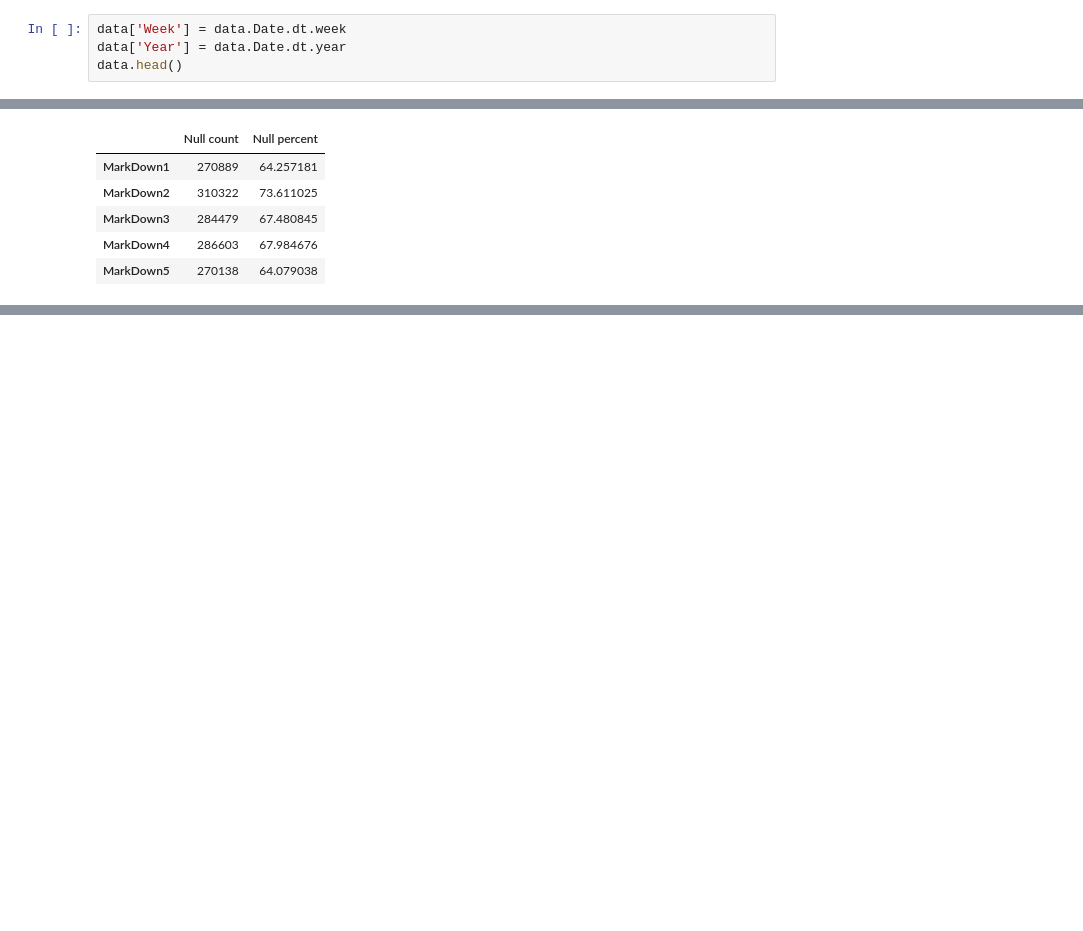
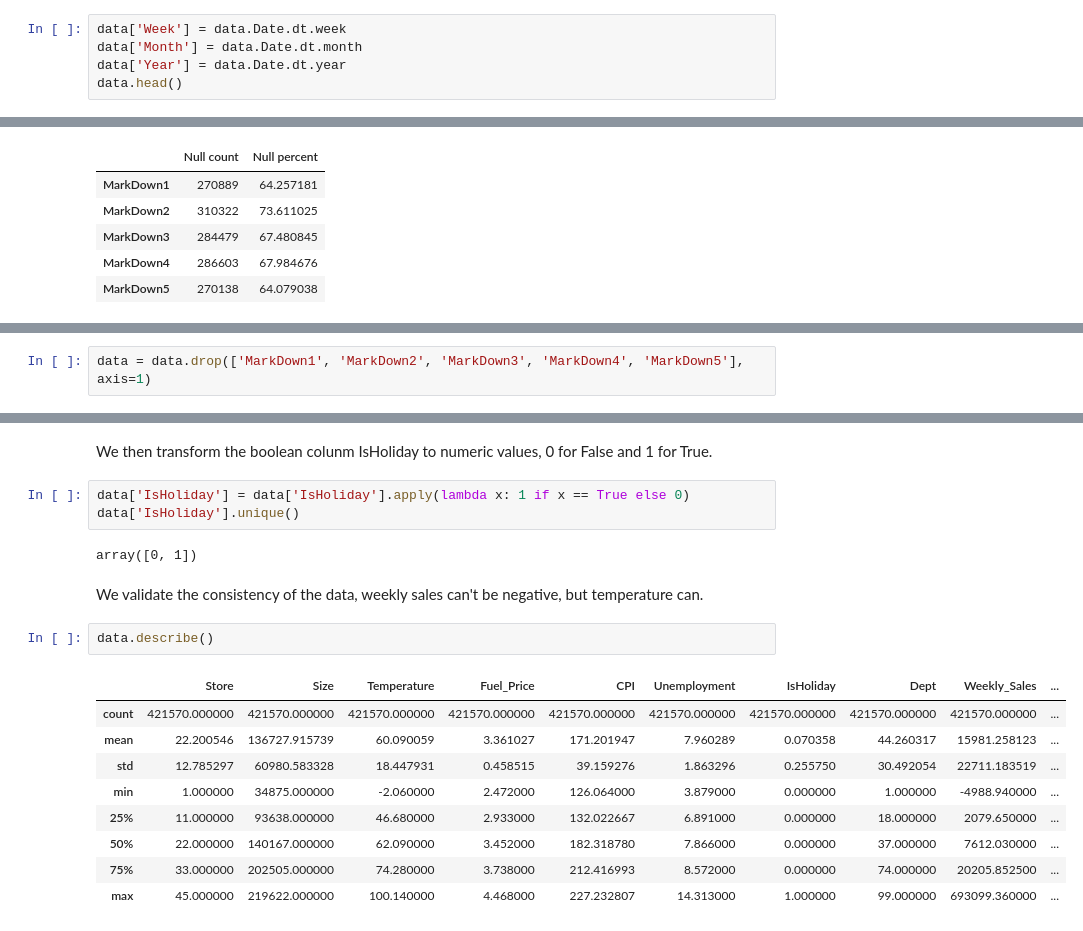
Before and after one commit to apinto25/walmart-sales-forecast, a Jupyter notebook: data_cleaning_feature_engineering.ipynb, the cells around one changed output, grey strips where cells are left out. Cells and saved outputs as stored; diff of their text form; blank space fills up the shorter version.

```diff
--- a/data_cleaning_feature_engineering.ipynb
+++ b/data_cleaning_feature_engineering.ipynb
@@ -38,6 +41,7 @@ pd.DataFrame(data.dtypes, columns=['Type'])
 Add two new columns containing the number of the week and the year.
 # %%
 data['Week'] = data.Date.dt.week
+data['Month'] = data.Date.dt.month
 data['Year'] = data.Date.dt.year
 data.head()
 # %% [output]
@@ -211,0 +218,2 @@ null_data
+# %%
+data = data.drop(['MarkDown1', 'MarkDown2', 'MarkDown3', 'MarkDown4', 'MarkDown5'], axis=1)
@@ -211,0 +231,21 @@ null_data
+# %% [markdown]
+We then transform the boolean colunm IsHoliday to numeric values, 0 for False and 1 for True.
+# %%
+data['IsHoliday'] = data['IsHoliday'].apply(lambda x: 1 if x == True else 0)
+data['IsHoliday'].unique()
+# %% [output]
+array([0, 1])
+# %% [markdown]
+We validate the consistency of the data, weekly sales can't be negative, but temperature can.
+# %%
+data.describe()
+# %% [output]
+|  | Store | Size | Temperature | Fuel_Price | CPI | Unemployment | IsHoliday | Dept | Weekly_Sales | ... |
+| count | 421570.000000 | 421570.000000 | 421570.000000 | 421570.000000 | 421570.000000 | 421570.000000 | 421570.000000 | 421570.000000 | 421570.000000 | ... |
+| mean | 22.200546 | 136727.915739 | 60.090059 | 3.361027 | 171.201947 | 7.960289 | 0.070358 | 44.260317 | 15981.258123 | ... |
+| std | 12.785297 | 60980.583328 | 18.447931 | 0.458515 | 39.159276 | 1.863296 | 0.255750 | 30.492054 | 22711.183519 | ... |
+| min | 1.000000 | 34875.000000 | -2.060000 | 2.472000 | 126.064000 | 3.879000 | 0.000000 | 1.000000 | -4988.940000 | ... |
+| 25% | 11.000000 | 93638.000000 | 46.680000 | 2.933000 | 132.022667 | 6.891000 | 0.000000 | 18.000000 | 2079.650000 | ... |
+| 50% | 22.000000 | 140167.000000 | 62.090000 | 3.452000 | 182.318780 | 7.866000 | 0.000000 | 37.000000 | 7612.030000 | ... |
+| 75% | 33.000000 | 202505.000000 | 74.280000 | 3.738000 | 212.416993 | 8.572000 | 0.000000 | 74.000000 | 20205.852500 | ... |
+| max | 45.000000 | 219622.000000 | 100.140000 | 4.468000 | 227.232807 | 14.313000 | 1.000000 | 99.000000 | 693099.360000 | ... |
```
Also changed, not shown: parts of 14 cells of this notebook, 3 other files.
